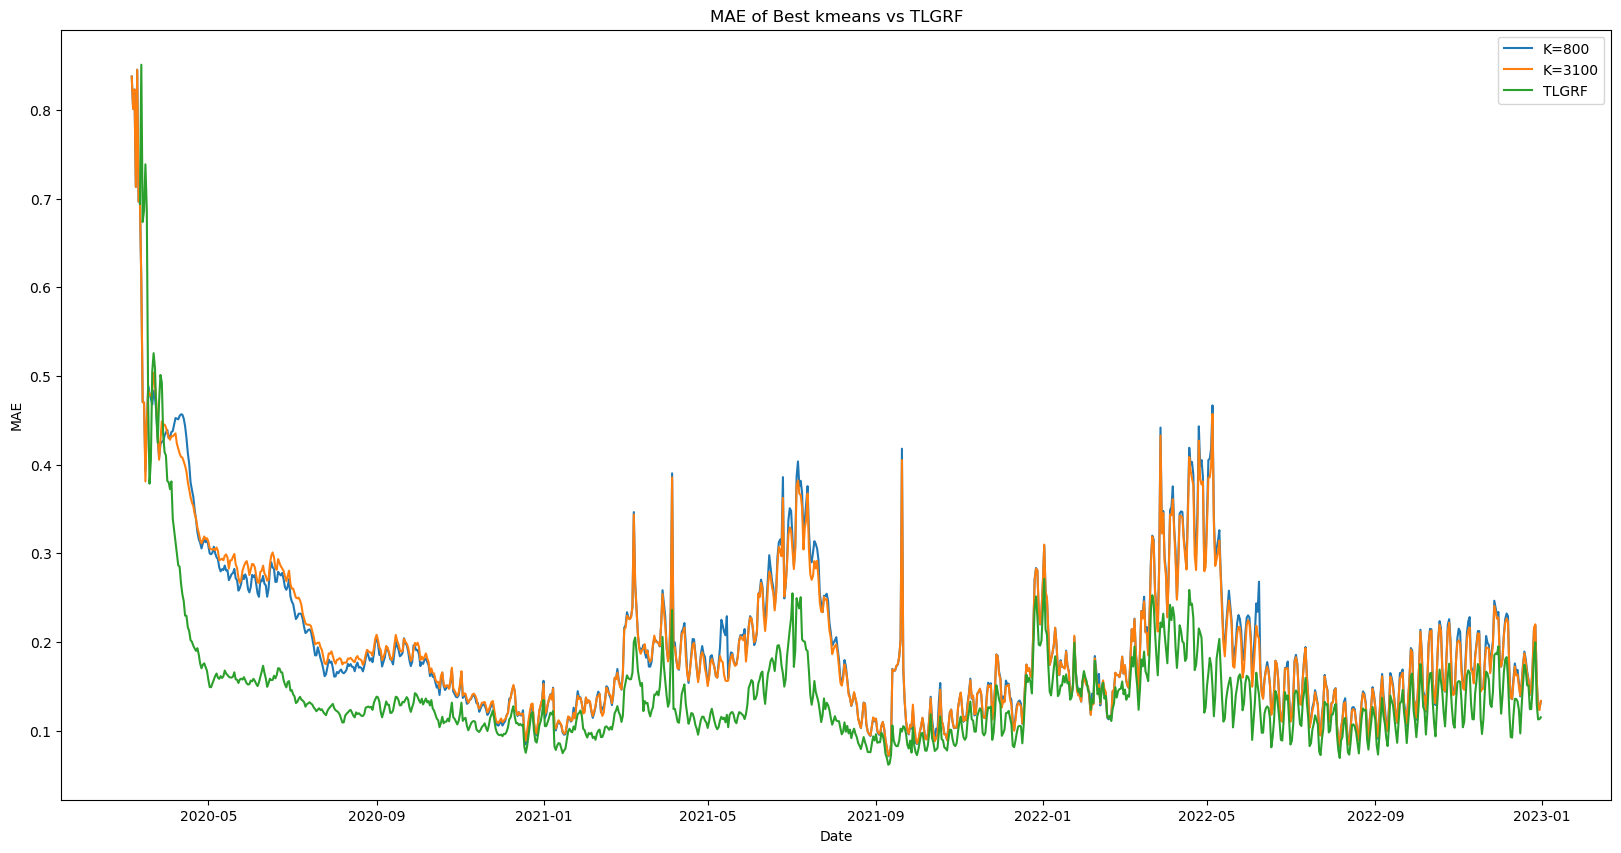
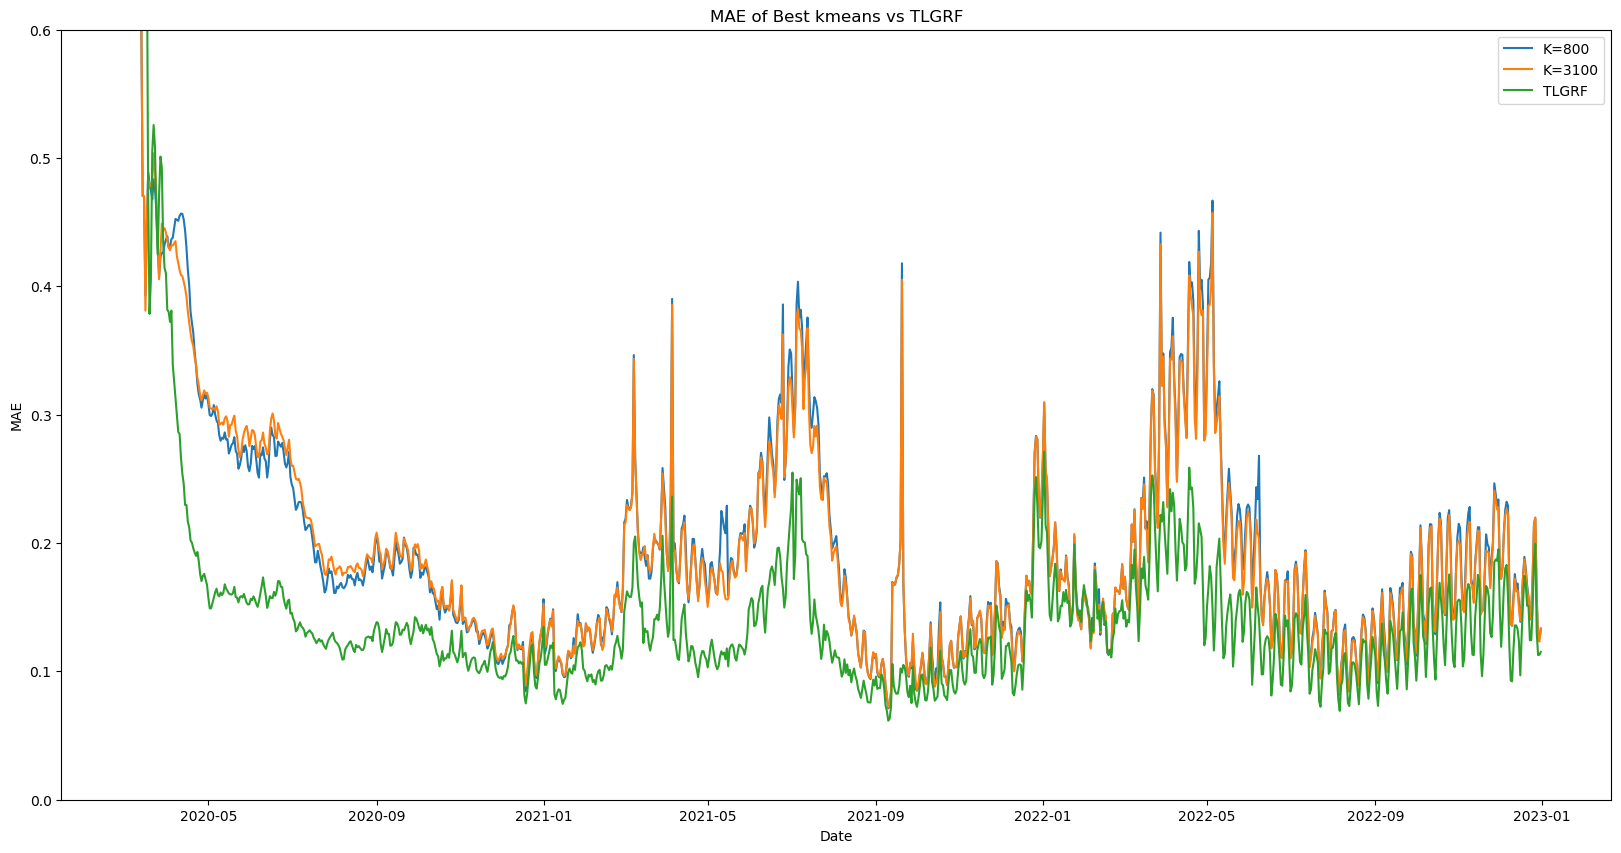
Unified diff of the notebook cell whose output changed from the first chart to the second:
--- before
+++ after
@@ -17,4 +17,6 @@
 plt.xlabel("Date")
 plt.ylabel("{}".format(metric))
+plt.ylim(0, ylim_dict[metric])
+
 plt.title("{} of Best kmeans vs TLGRF".format(metric))
 plt.legend()

Commit: Update cumsum images